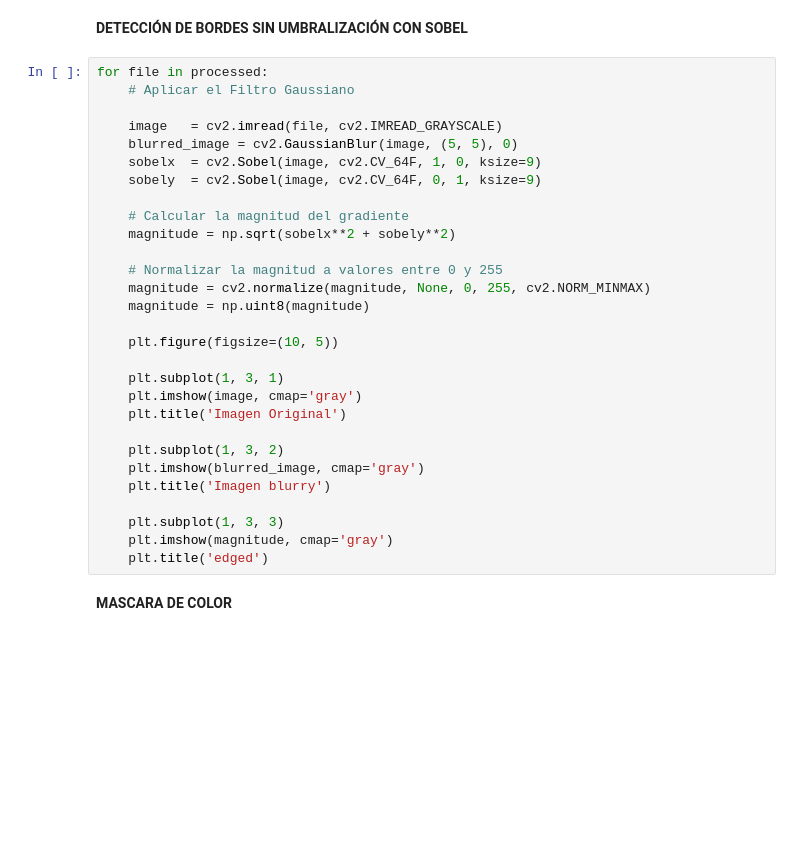
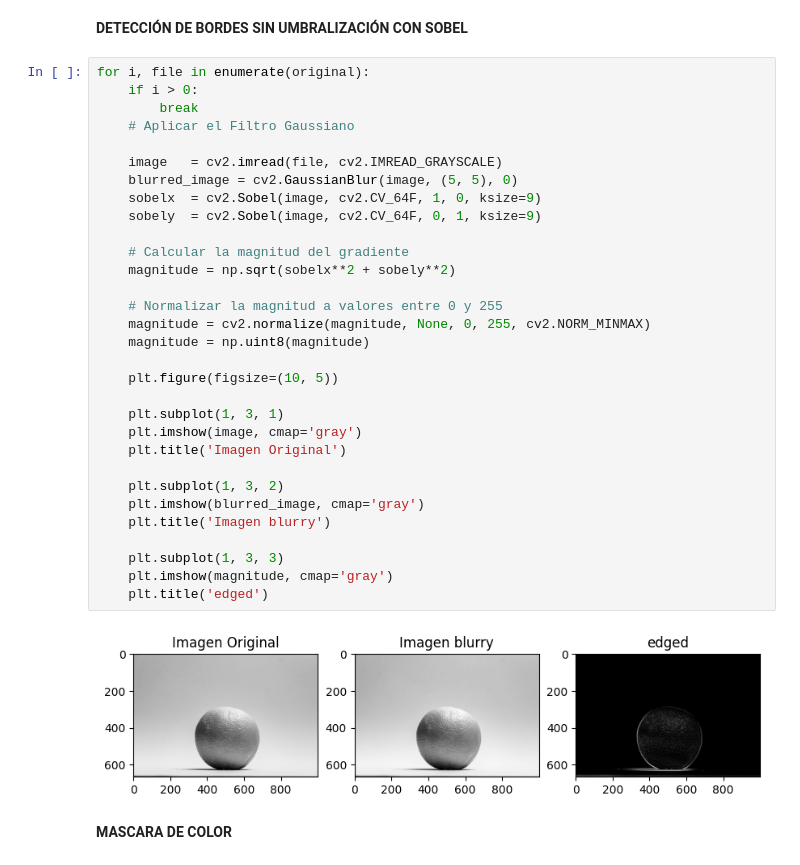
Before and after one commit to Juan2000-coder/Speech_Recognition, a Jupyter notebook: implementation/images/filters/filtersNcut.ipynb, the cells around one changed output. Cells and saved outputs as stored; diff of their text form; blank space fills up the shorter version.

```diff
--- a/implementation/images/filters/filtersNcut.ipynb
+++ b/implementation/images/filters/filtersNcut.ipynb
@@ -106,34 +106,38 @@ for file in processed:
 # %% [markdown]
 **DETECCIÓN DE BORDES SIN UMBRALIZACIÓN CON SOBEL**
 # %%
-for file in processed:
+for i, file in enumerate(original):
+    if i > 0:
+        break
     # Aplicar el Filtro Gaussiano
 
     image   = cv2.imread(file, cv2.IMREAD_GRAYSCALE)
     blurred_image = cv2.GaussianBlur(image, (5, 5), 0)
     sobelx  = cv2.Sobel(image, cv2.CV_64F, 1, 0, ksize=9)
     sobely  = cv2.Sobel(image, cv2.CV_64F, 0, 1, ksize=9)
 
     # Calcular la magnitud del gradiente
     magnitude = np.sqrt(sobelx**2 + sobely**2)
 
     # Normalizar la magnitud a valores entre 0 y 255
     magnitude = cv2.normalize(magnitude, None, 0, 255, cv2.NORM_MINMAX)
     magnitude = np.uint8(magnitude)
 
     plt.figure(figsize=(10, 5))
 
     plt.subplot(1, 3, 1)
     plt.imshow(image, cmap='gray')
     plt.title('Imagen Original')
 
     plt.subplot(1, 3, 2)
     plt.imshow(blurred_image, cmap='gray')
     plt.title('Imagen blurry')
 
     plt.subplot(1, 3, 3)
     plt.imshow(magnitude, cmap='gray')
     plt.title('edged')
+# %% [output]
+[figure, added]
 # %% [markdown]
 **MASCARA DE COLOR**
 # %%
```
Also changed, not shown: parts of 2 cells of this notebook, 23 other files.
